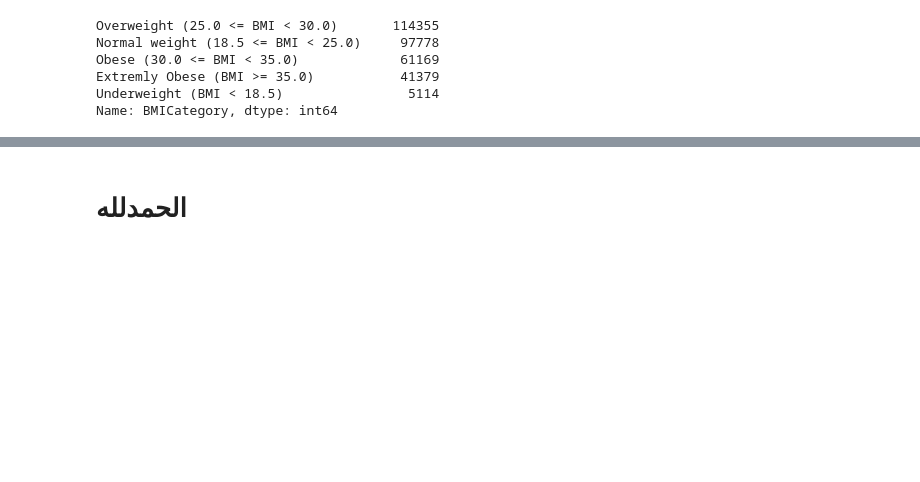
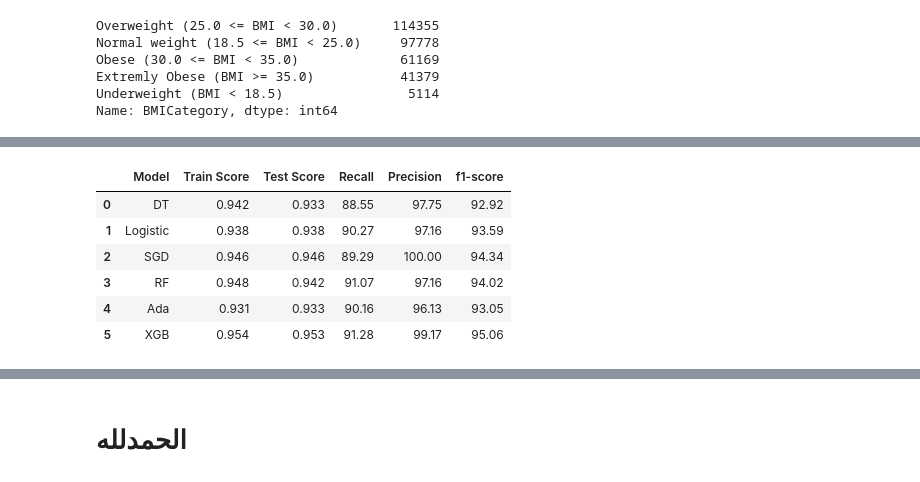
Before and after one commit to PrinceEGY/Heart-Disease-Prediction, a Jupyter notebook: Preprocessing/Heart Diseaes Preprocessing & Modelling.ipynb, the cells around one changed output, grey strips where cells are left out. Saved outputs shown, nothing was run; the diff lists cells and outputs as text; code cells hidden in the pictures; blank space fills up the shorter version.

```diff
--- a/Preprocessing/Heart Diseaes Preprocessing & Modelling.ipynb
+++ b/Preprocessing/Heart Diseaes Preprocessing & Modelling.ipynb
@@ -218,0 +213,10 @@ fig.show()
+# %%
+results
+# %% [output]
+|  | Model | Train Score | Test Score | Recall | Precision | f1-score |
+| 0 | DT | 0.942 | 0.933 | 88.55 | 97.75 | 92.92 |
+| 1 | Logistic | 0.938 | 0.938 | 90.27 | 97.16 | 93.59 |
+| 2 | SGD | 0.946 | 0.946 | 89.29 | 100.00 | 94.34 |
+| 3 | RF | 0.948 | 0.942 | 91.07 | 97.16 | 94.02 |
+| 4 | Ada | 0.931 | 0.933 | 90.16 | 96.13 | 93.05 |
+| 5 | XGB | 0.954 | 0.953 | 91.28 | 99.17 | 95.06 |
```
Also changed, not shown: parts of 33 cells of this notebook, 1 other file.
